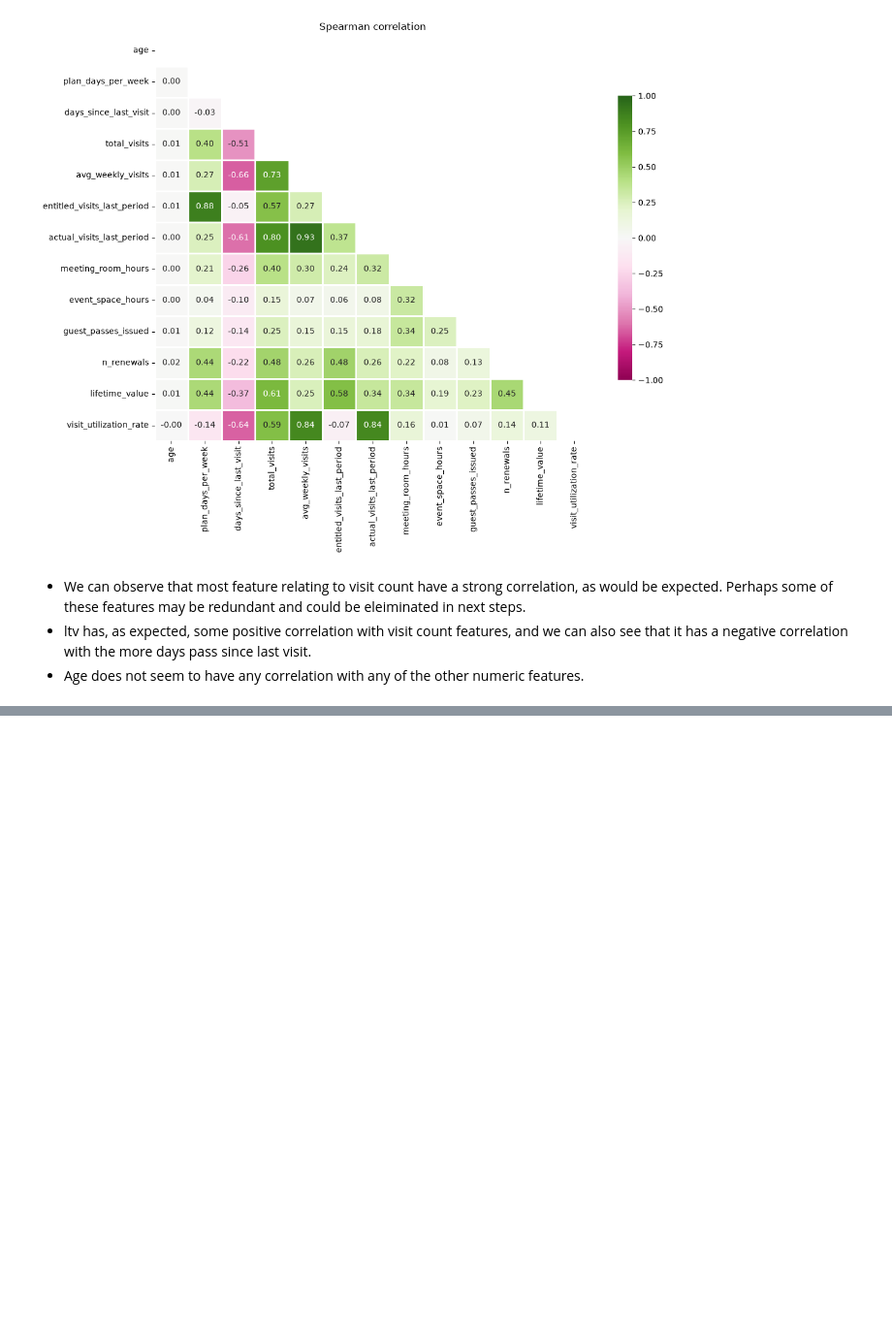
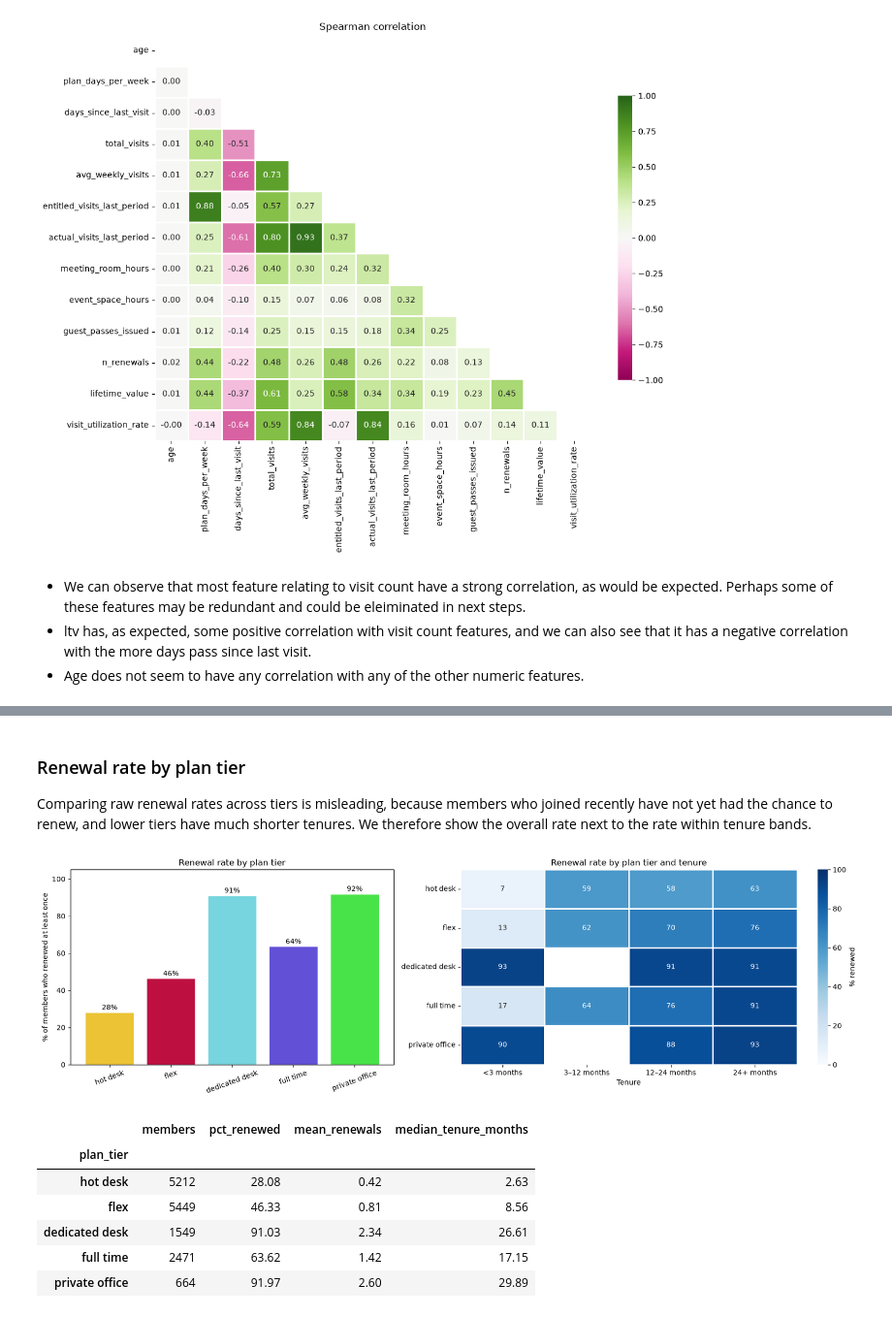
Before and after one commit to jfmenezes/Data-Mining-Project, a Jupyter notebook: Notebooks/DE_Graphs_adjusted.ipynb, the cells around one changed output, grey strips where cells are left out. Shown at 97% size. Saved outputs shown, nothing was run; the diff lists cells and outputs as text; code cells hidden in the pictures; blank space fills up the shorter version.

Commit message:
Add renewal rate by plan tier analysis
Co-Authored-By: Claude Opus 5.5 <noreply@anthropic.com>

```diff
--- a/Notebooks/DE_Graphs_adjusted.ipynb
+++ b/Notebooks/DE_Graphs_adjusted.ipynb
@@ -1270,0 +991,47 @@ Next steps before clustering (Deliverable 2):
+# %% [markdown]
+### Renewal rate by plan tier
+
+Comparing raw renewal rates across tiers is misleading, because members who joined recently have not yet had the chance to renew, and lower tiers have much shorter tenures. We therefore show the overall rate next to the rate within tenure bands.
+# %%
+tenure_bands = pd.cut(acdc_features['tenure_months'], bins=[0, 3, 12, 24, np.inf],
+                      labels=['<3 months', '3–12 months', '12–24 months', '24+ months'])
+
+renewal_by_tier = acdc_features.groupby('plan_tier').agg(
+    members=('has_renewed', 'size'),
+    pct_renewed=('has_renewed', 'mean'),
+    mean_renewals=('n_renewals', 'mean'),
+    median_tenure_months=('tenure_months', 'median'),
+).reindex(Tier_Order)
+renewal_by_tier['pct_renewed'] *= 100
+
+renewal_by_band = (acdc_features.pivot_table(index='plan_tier', columns=tenure_bands, values='has_renewed',
+                                             aggfunc='mean', observed=False)
+                   .reindex(Tier_Order).mul(100))
+
+fig, axes = plt.subplots(1, 2, figsize=(17, 5), gridspec_kw={'width_ratios': [1, 1.3]}, tight_layout=True)
+
+axes[0].bar(renewal_by_tier.index, renewal_by_tier['pct_renewed'], color=Palette, edgecolor=Edgecolor[1])
+for i, value in enumerate(renewal_by_tier['pct_renewed']):
+    axes[0].text(i, value + 1.5, f'{value:.0f}%', ha='center', fontsize=10)
+axes[0].set_ylim(0, 105)
+axes[0].set_ylabel('% of members who renewed at least once')
+axes[0].set_title('Renewal rate by plan tier')
+axes[0].tick_params(axis='x', rotation=20)
+
+sns.heatmap(renewal_by_band, annot=True, fmt='.0f', cmap=Heatmap[1], vmin=0, vmax=100, linewidths=2,
+            linecolor=Edgecolor[1], cbar_kws={'label': '% renewed'}, ax=axes[1])
+axes[1].set_title('Renewal rate by plan tier and tenure')
+axes[1].set_xlabel('Tenure')
+axes[1].set_ylabel('')
+plt.show()
+
+renewal_by_tier.round(2)
+# %% [output]
+[figure, added]
+|  | members | pct_renewed | mean_renewals | median_tenure_months |
+| plan_tier |  |  |  |  |
+| hot desk | 5212 | 28.08 | 0.42 | 2.63 |
+| flex | 5449 | 46.33 | 0.81 | 8.56 |
+| dedicated desk | 1549 | 91.03 | 2.34 | 26.61 |
+| full time | 2471 | 63.62 | 1.42 | 17.15 |
+| private office | 664 | 91.97 | 2.60 | 29.89 |
```
Also changed, not shown: parts of 67 cells of this notebook.
